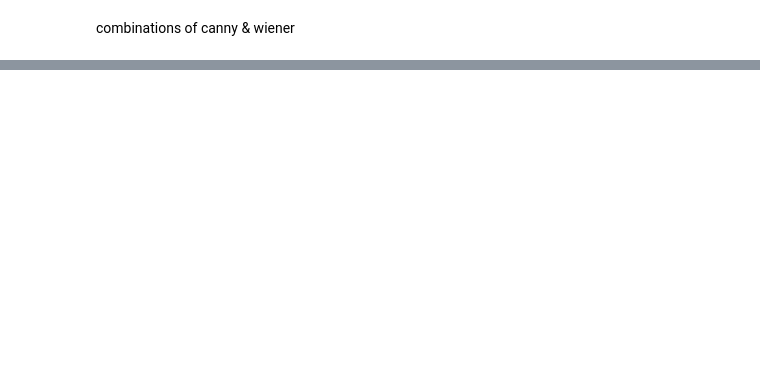
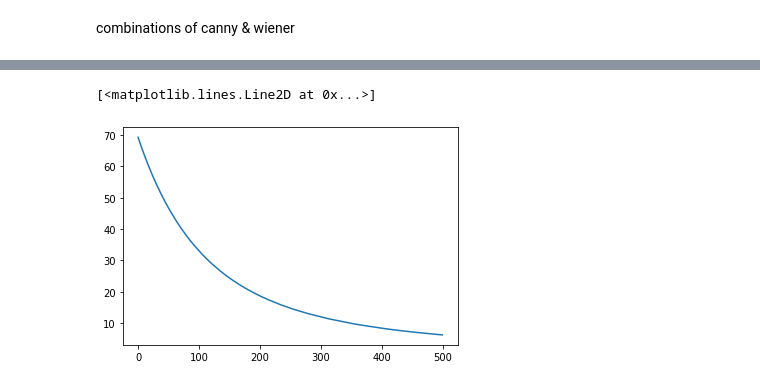
Before and after one commit to aSafarpoor/Traffic-Sign-Detection-DIPFinalProject-, a Jupyter notebook: BlurDeblur_v2.ipynb, the cells around one changed output, grey strips where cells are left out. Saved outputs shown, nothing was run; the diff lists cells and outputs as text; code cells hidden in the pictures; blank space fills up the shorter version.

```diff
--- a/BlurDeblur_v2.ipynb
+++ b/BlurDeblur_v2.ipynb
@@ -438,0 +459,37 @@ with open('cw2logs.pickle', 'wb') as handle:
+# %%
+def gradient(current_image,kernel,blurred_image):
+    temp = convolve2d(current_image, kernel,'same')
+    return convolve2d(temp - blurred_image, kernel.T,'same')
+# %%
+def iterator(blurred_image,kernel,max_iter=500,least_loss=10,current_image=""):
+    learning_rate = 0.01
+
+    if current_image == "":
+        current_image = np.copy(blurred_image)
+
+    converge_flag = True
+    iter = 1
+    loss_list = []
+    while(iter<=max_iter and converge_flag):
+        if iter %50 == 0:
+            print("interation number = ",iter)
+            print(loss)
+
+        iter += 1
+        current_image -= learning_rate*gradient(current_image,kernel,blurred_image)
+
+        loss = round(loss1(current_image,kernel,blurred_image),2)
+        loss_list.append(loss)
+
+        if loss<least_loss:
+            converge_flag = False
+    print(iter-1)
+    return loss_list, current_image
+# %%
+im = ims[0].copy()
+kernel = np.ones((3,3))/9
+blurred_image = blurrer(im)
+im = im/im.max()
+blurred_image = blurred_image/blurred_image.max()
+# %%
+loss_list, current_image = iterator(blurred_image,kernel,max_iter=500,least_loss=1)
@@ -438,0 +514,5 @@ with open('cw2logs.pickle', 'wb') as handle:
+# %%
+plt.plot(loss_list)
+# %% [output]
+[<matplotlib.lines.Line2D at 0x...>]
+[figure, added]
```
Also changed, not shown: parts of 31 cells of this notebook.
